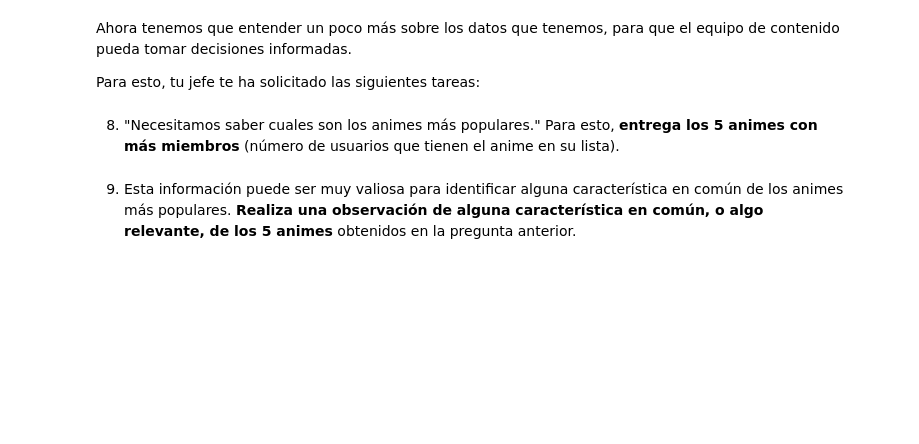
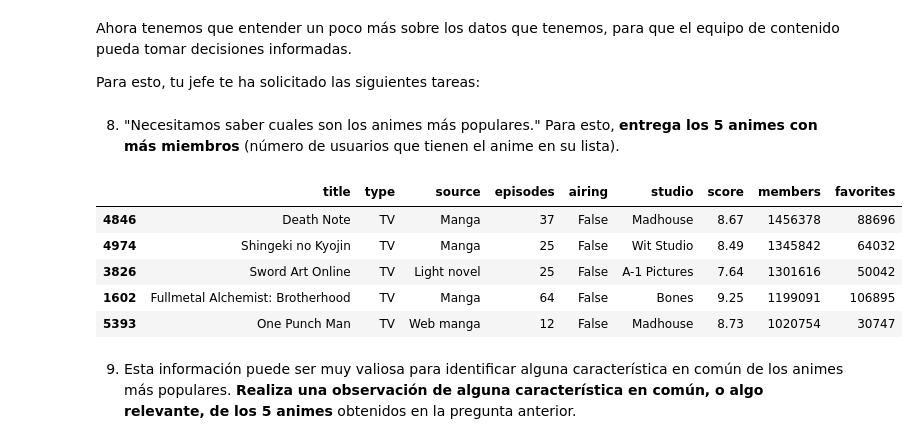
Before and after one commit to SebaSalasLvd/laboratorios-mineria, a Jupyter notebook: lab1/data/Laboratorio_1_2025.ipynb, the cells around one changed output. Saved outputs shown, nothing was run; the diff lists cells and outputs as text; code cells hidden in the pictures; blank space fills up the shorter version.

```diff
--- a/lab1/data/Laboratorio_1_2025.ipynb
+++ b/lab1/data/Laboratorio_1_2025.ipynb
@@ -218,6 +215,16 @@ Ahora tenemos que entender un poco más sobre los datos que tenemos, para que el
 Para esto, tu jefe te ha solicitado las siguientes tareas:
 # %% [markdown]
 8. "Necesitamos saber cuales son los animes más populares." Para esto, **entrega los 5 animes con más miembros** (número de usuarios que tienen el anime en su lista).
+# %%
+df_sorted = df_merge.sort_values("members", ascending=False)
+df_sorted.head()
+# %% [output]
+|  | title | type | source | episodes | airing | studio | score | members | favorites |
+| 4846 | Death Note | TV | Manga | 37 | False | Madhouse | 8.67 | 1456378 | 88696 |
+| 4974 | Shingeki no Kyojin | TV | Manga | 25 | False | Wit Studio | 8.49 | 1345842 | 64032 |
+| 3826 | Sword Art Online | TV | Light novel | 25 | False | A-1 Pictures | 7.64 | 1301616 | 50042 |
+| 1602 | Fullmetal Alchemist: Brotherhood | TV | Manga | 64 | False | Bones | 9.25 | 1199091 | 106895 |
+| 5393 | One Punch Man | TV | Web manga | 12 | False | Madhouse | 8.73 | 1020754 | 30747 |
 # %% [markdown]
 9. Esta información puede ser muy valiosa para identificar alguna característica en común de los animes más populares. **Realiza una observación de alguna característica en común, o algo relevante, de los 5 animes** obtenidos en la pregunta anterior.
 # %% [markdown]
```
Also changed, not shown: parts of 2 cells of this notebook.
